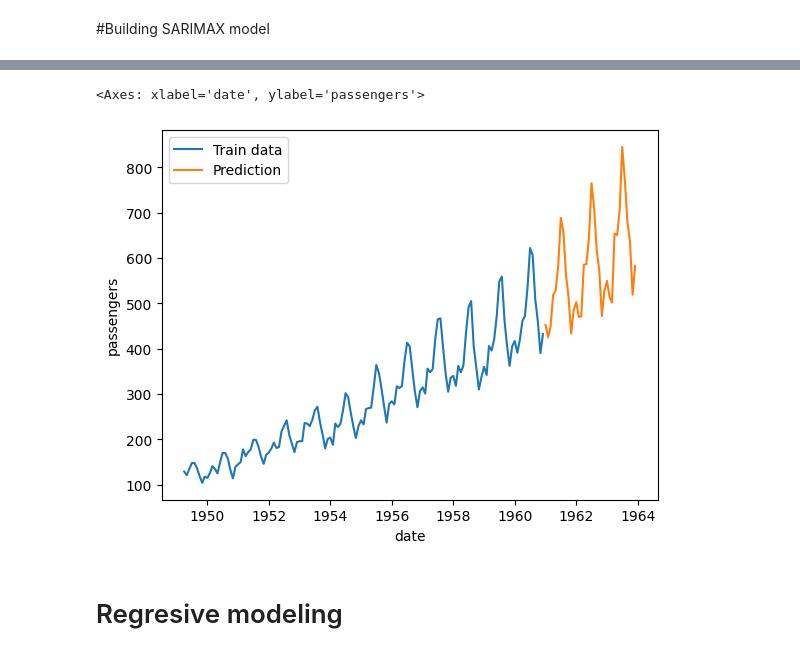
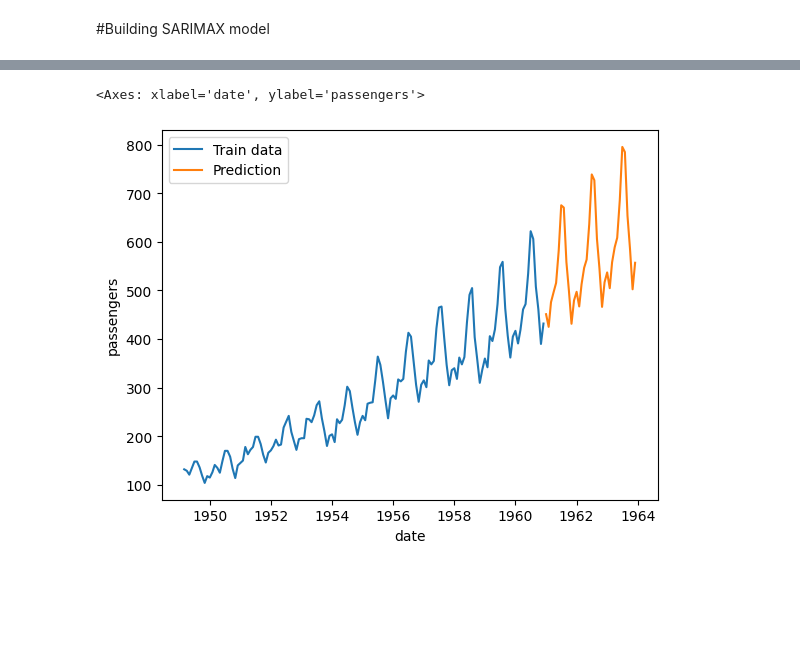
Before and after one commit to MikolajKasprzyk/flight_passengers_prediction, a Jupyter notebook: passengers_forecast.ipynb, the cells around one changed output, grey strips where cells are left out. Drawn from its saved outputs; the diff is of its cells as text; code cells hidden in the pictures; blank space fills up the shorter version.

```diff
--- a/passengers_forecast.ipynb
+++ b/passengers_forecast.ipynb
@@ -19,5 +43,5 @@ from sklearn.metrics import mean_squared_error, mean_absolute_error, r2_score
 # %%
 path_in = '/content/drive/MyDrive/Colab Notebooks/passengers_forecast/'
 path_out ='/content/drive/MyDrive/Colab Notebooks/passengers_forecast/viz_files'
-passengers_data_raw = pd.read_csv(path_in + 'passengers.csv')
+passengers_data = pd.read_csv(path_in + 'passengers.csv')
 # %%
@@ -330,21 +354,19 @@ sar_model.plot_diagnostics(figsize=(10, 8));
 # %%
 # prepare df for future prediction
 future_dates = pd.date_range(start='1961-01-01', end='1963-12-01', freq='MS')
 future_df = pd.DataFrame(index=future_dates)
 # train model with all of avielable data
-sar_model_full = SARIMAX(passengers_data['passengers_log'], order = (2, 0 , 0),
-                         seasonal_order=(2, 1, 0, 12), trend='t').fit()
+sar_model_full = SARIMAX(passengers['passengers_log'], order = (2, 1 , 0),
+                         seasonal_order=(1, 1, 0, 12), trend='t').fit()
 future_df['prediction_log'] = sar_model_full.predict(start=future_df.index[0],
                                                      end=future_df.index[-1])
 # all predictions was made on log values, so now we need to go back
 future_df['prediction'] = np.exp(future_df['prediction_log'])
 # plot predicted values with train values
-sns.lineplot(data = passengers_data, x=passengers_data.index, y='passengers',
+sns.lineplot(data = passengers, x=passengers.index, y='passengers',
              label='Train data')
 sns.lineplot(data = future_df, x=future_df.index, y='prediction',
              label='Prediction')
 # %% [output]
 <Axes: xlabel='date', ylabel='passengers'>
-[figure, old version]
+[figure, new version]
-# %% [markdown]
-# Regresive modeling
```
Also changed, not shown: parts of 13 cells of this notebook.
